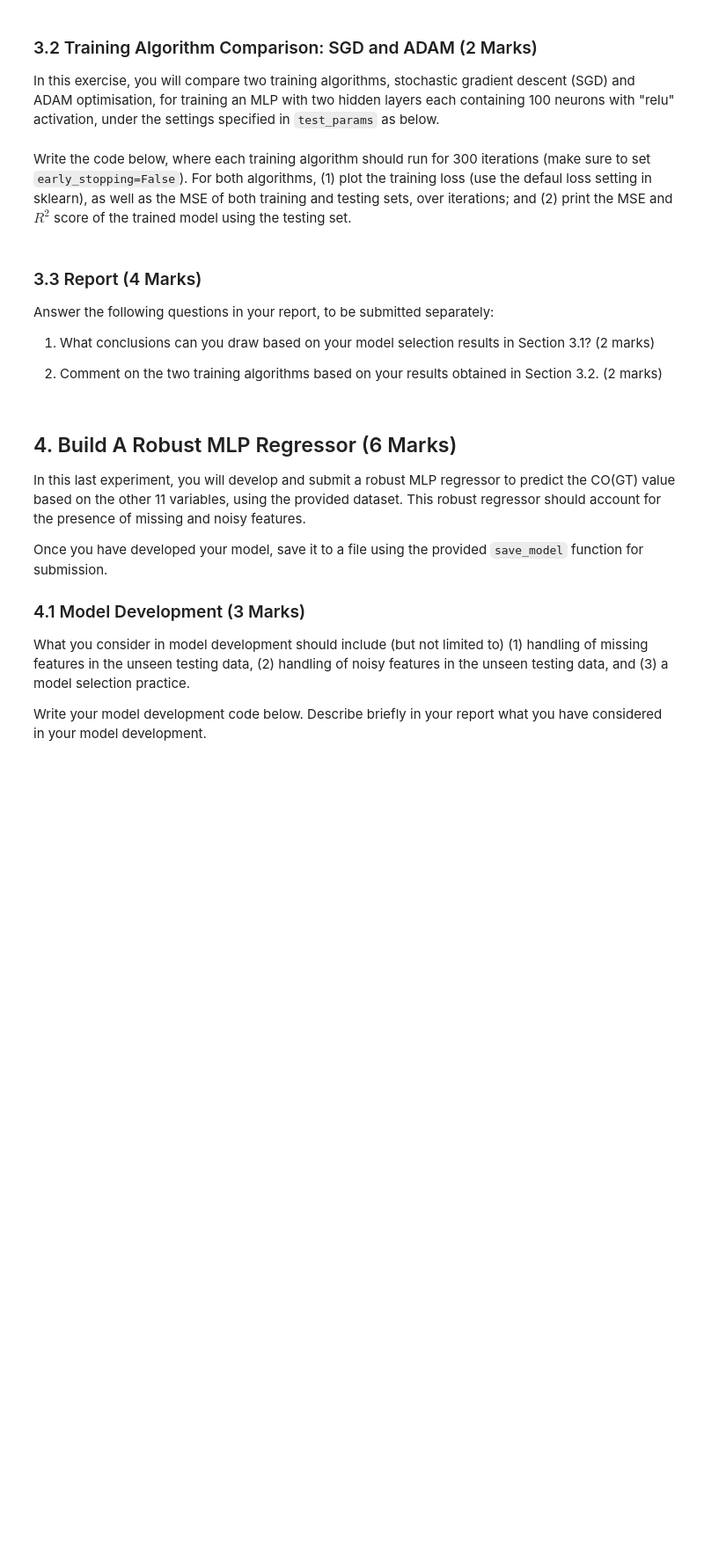
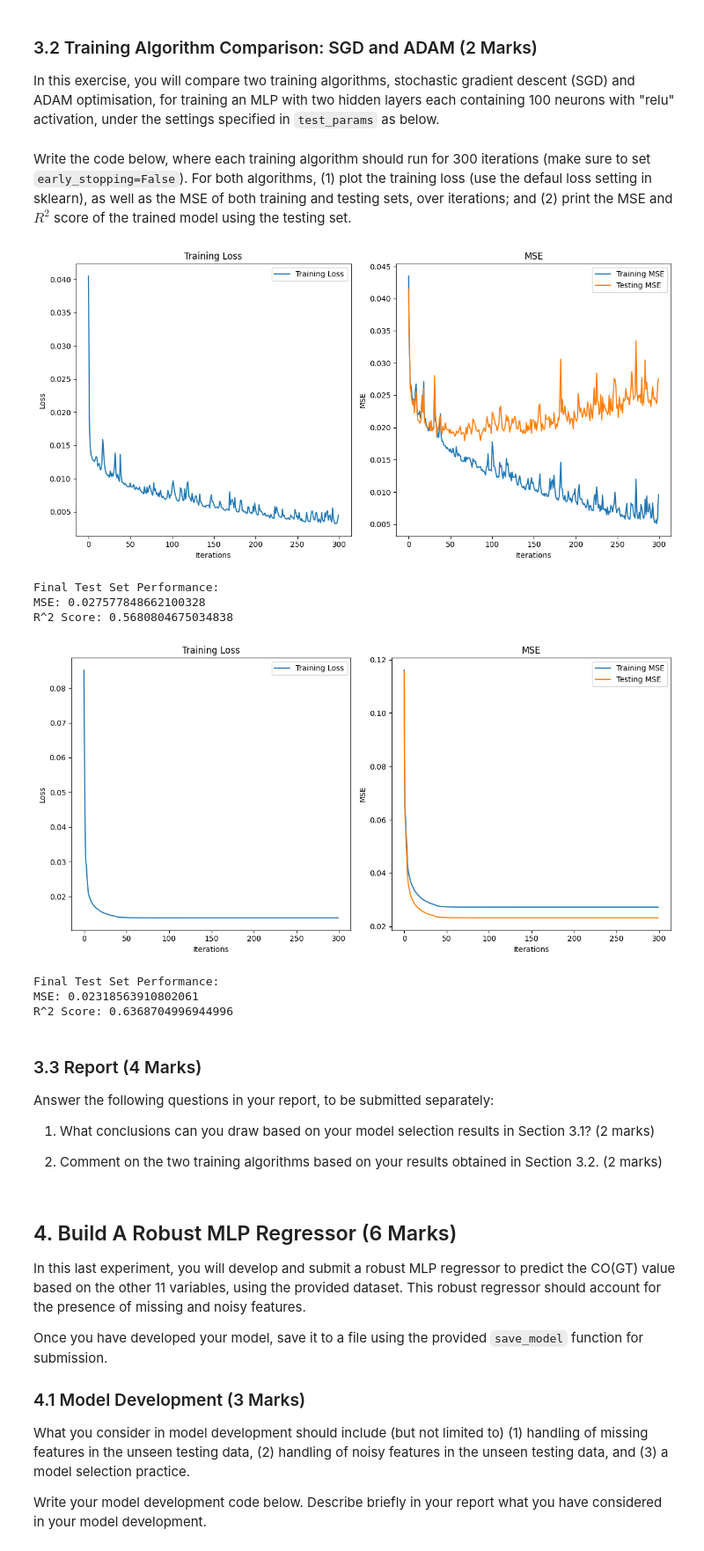
Before and after one commit to orbitaldr0p/COMP24112-Labs, a Jupyter notebook: COMP24112_CW.ipynb, the cells around one changed output. Shown at 88% size. Cells and saved outputs as stored; diff of their text form; code cells hidden in the pictures; blank space fills up the shorter version.

```diff
--- a/COMP24112_CW.ipynb
+++ b/COMP24112_CW.ipynb
@@ -339,3 +369,70 @@ Write the code below, where each training algorithm should run for 300 iteration
+# %%
+def train_and_plot(params):
+    # Initialise MLPRegressor with given parameters
+    n_iter=300
+    mlp = MLPRegressor(**params, max_iter=n_iter)
+
+    # Train the model
+    train_losses = []
+    train_mses = []
+    test_mses = []
+
+    for i in range(n_iter):
+        mlp.partial_fit(train_X_reg, train_y_reg)
+
+        # Compute training loss
+        train_loss = mlp.loss_
+        train_losses.append(train_loss)
+
+        # Compute training and test MSE
+        train_pred = mlp.predict(train_X_reg)
+        train_mse = mean_squared_error(train_y_reg, train_pred)
+        train_mses.append(train_mse)
+
+        test_pred = mlp.predict(test_X_reg)
+        test_mse = mean_squared_error(test_y_reg, test_pred)
+        test_mses.append(test_mse)
+
+    # Plot learning curves
+    plt.figure(figsize=(12, 6))
+    plt.subplot(1, 2, 1)
+    plt.plot(range(n_iter), train_losses, label='Training Loss')
+    plt.xlabel('Iterations')
+    plt.ylabel('Loss')
+    plt.title('Training Loss')
+    plt.legend()
+
+    plt.subplot(1, 2, 2)
+    plt.plot(range(n_iter), train_mses, label='Training MSE')
+    plt.plot(range(n_iter), test_mses, label='Testing MSE')
+    plt.xlabel('Iterations')
+    plt.ylabel('MSE')
+    plt.title('MSE')
+    plt.legend()
+
+    plt.tight_layout()
+    plt.show()
+
+    # Print final test set performance
+    final_test_pred = mlp.predict(test_X_reg)
+    final_test_mse = mean_squared_error(test_y_reg, final_test_pred)
+    final_test_r2 = r2_score(test_y_reg, final_test_pred)
+    print("Final Test Set Performance:")
+    print("MSE:", final_test_mse)
+    print("R^2 Score:", final_test_r2)
+
+# Train models and plot learning curves
+for params in test_params:
+    train_and_plot(params)
+# %% [output]
+[figure, added]
+Final Test Set Performance:
+MSE: 0.027577848662100328
+R^2 Score: 0.5680804675034838
+[figure, added]
+Final Test Set Performance:
+MSE: 0.02318563910802061
+R^2 Score: 0.6368704996944996
 # %% [markdown]
 ### 3.3 Report (4 Marks)
 Answer the following questions in your report, to be submitted separately:
```
Also changed, not shown: parts of 7 cells of this notebook.
